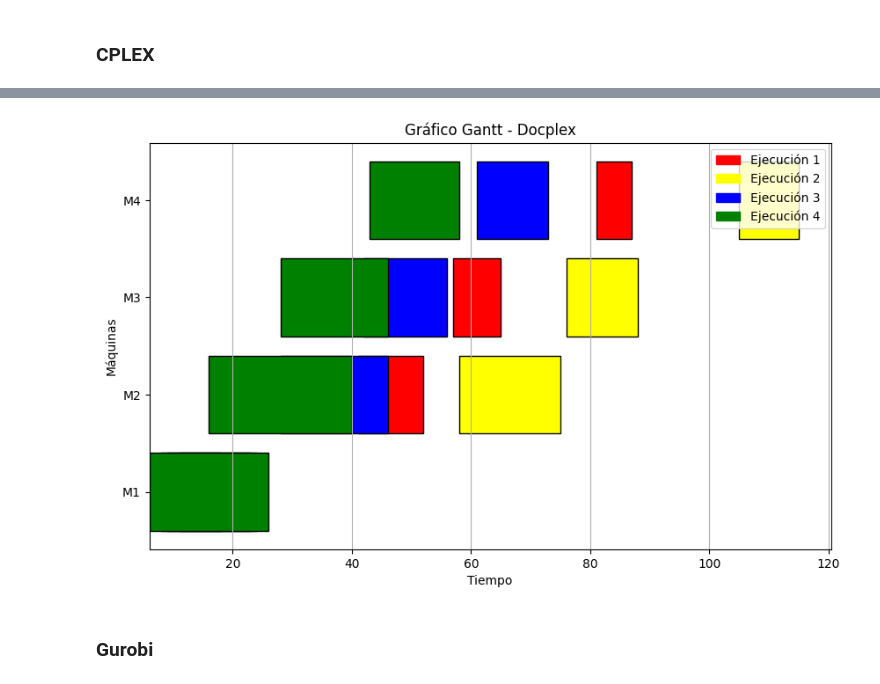
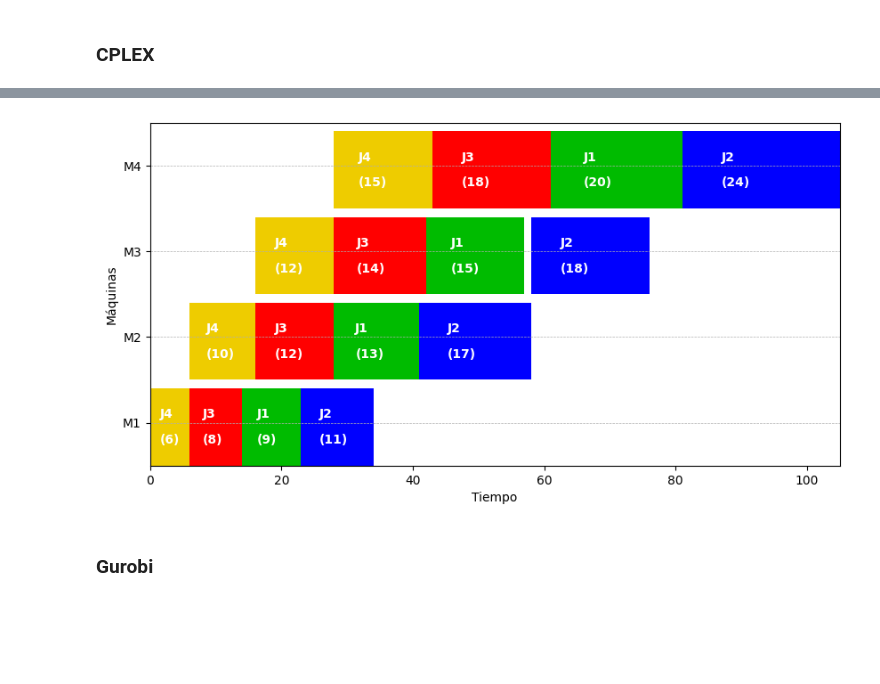
Before and after one commit to Luis-Valenzuela-Concha/Tarea3-Optimizacion, a Jupyter notebook: manne.ipynb, the cells around one changed output, grey strips where cells are left out. Drawn from its saved outputs; the diff is of its cells as text; code cells hidden in the pictures; blank space fills up the shorter version.

```diff
--- a/manne.ipynb
+++ b/manne.ipynb
@@ -104,11 +104,10 @@ T = np.array([[9, 13, 15, 20],
               [8, 12, 14, 18],
               [6, 10, 12, 15]])
 
-N = len(T)  # Número de trabajos (filas)
-M = len(T[0])  # Número de máquinas (columnas)
+T = T.transpose()  # maquinas x trabajos
 
-# El modelo está definido usando las máquinas como filas y los tiempos de ejecución como columnas
-T = T.transpose()  # maquinas x trabajos
+N = len(T[0])  # Número de trabajos (filas)
+M = len(T)  # Número de máquinas (columnas)
 
 # Crear el modelo de CPLEX
 model_cplex = Model(name="Manne_Model")
@@ -118,84 +117,69 @@ P = 100000
 
 # Definir las variables de decisión
 C = {(r, i): model_cplex.integer_var(name=f"C_{r}_{i}") for r in range(M) for i in range(N)}
-D = {(i, k): model_cplex.binary_var(name=f"D_{i}_{k}") for i in range(N) for k in range(i + 1, N)}
+D = {(i, k): model_cplex.binary_var(name=f"D_{i}_{k}") for i in range(N) for k in range(N)}
 C_max = model_cplex.integer_var(name="C_max")
 
 # Definir la función objetivo
 model_cplex.minimize(C_max)
 
 # Definir las restricciones
-# (1)  El tiempo de inicio de la tarea i (columna i) en la primera máquina (fila 0) debe ser mayor o igual al tiempo de procesamiento de esa tarea en la primera máquina.
+# (13)  El tiempo de inicio de la tarea i (columna i) en la primera máquina (fila 0) debe ser mayor o igual al tiempo de procesamiento de esa tarea en la primera máquina.
 for i in range(N):
-    model_cplex.add_constraint(C[0, i] >= T[0, i])
+    model_cplex.add_constraint(C[0, i] >= T[0][i])
 
-# (2) el tiempo de procesamiento de la tarea i (columna i) en la máquina r (fila r) debe ser mayor o igual al tiempo de procesamiento de esa tarea en la máquina r−1.
+# (14) el tiempo de procesamiento de la tarea i (columna i) en la máquina r (fila r) debe ser mayor o igual al tiempo de procesamiento de esa tarea en la máquina r−1.
 for r in range(1, M):
     for i in range(N):
-        model_cplex.add_constraint(C[r, i] - C[r - 1, i] >= T[r, i])
+        model_cplex.add_constraint(C[r, i] - C[r - 1, i] >= T[r][i])
 
-# (3) el tiempo de procesamiento de la tarea i (columna i) en la máquina r (fila r) debe ser mayor o igual al tiempo de procesamiento de la tarea k (columna k) en la misma máquina (fila r)
+# (15) el tiempo de procesamiento de la tarea i (columna i) en la máquina r (fila r) debe ser mayor o igual al tiempo de procesamiento de la tarea k (columna k) en la misma máquina (fila r)
 # considerando la penalización P*Dik
-for r in range(1, M):
+for r in range(M):
     for i in range(N):
         for k in range(i + 1, N):
-            model_cplex.add_constraint(C[r, i] - C[r, k] + P * D[i, k] >= T[r, i])
+            model_cplex.add_constraint(C[r,i] - C[r,k] + P * D[i,k] >= T[r][i])
 
-# (4) igual que (3), pero la penalización máxima debe ser menor o igual a  el tiempo de procesamiento de la tarea k (columna k) en la máquina r (fila r)
-for r in range(1, M):
-    for i in range(N - 1):
+# (16) igual que (3), pero la penalización máxima debe ser menor o igual a  el tiempo de procesamiento de la tarea k (columna k) en la máquina r (fila r)
+for r in range(M):
+    for i in range(N):
         for k in range(i + 1, N):
-            model_cplex.add_constraint(C[r, i] - C[r, k] + P * D[i, k] <= P - T[r, k])
+            model_cplex.add_constraint(C[r, i] - C[r, k] + P * D[i, k] <= P - T[r][k])
 
 # (5) El tiempo total de finalización Cmax debe ser mayor o igual al tiempo de procesamiento de la tarea i (columna i) en la última máquina(M-1)
 for i in range(N):
-    model_cplex.add_constraint(C_max >= C[M - 1, i])
+    model_cplex.add_constraint(C_max >= C[M-1,i])
 
 # Resolver el problema con CPLEX
 solution_cplex = model_cplex.solve()
 
 # Imprimir la solución óptima
 print("Objective Value:", model_cplex.objective_value)
-for v in model_cplex.iter_variables():
-    print(v.name, "=", v.solution_value)
-
 
 # Carta Gannt
+matriz = []
+for r in range(M):
+    maquina = []
+    for i in range(N):
+        maquina.append([int(C[r,i].solution_value - T[r][i]),int(C[r,i].solution_value)])
+    matriz.append(maquina)
 
-# Definir colores para cada ejecución
-colors = ['red', 'yellow', 'blue', 'green']
+fig, gantt = plt.subplots(figsize=(10, 5))
+gantt.set_xlabel('Tiempo')
+gantt.set_ylabel('Máquinas')
+gantt.set_xlim(0, model_cplex.objective_value)
+gantt.set_ylim(0, M * 10)
+gantt.set_yticks(np.arange(5, M * 10, 10))
+gantt.set_yticklabels(['M' + str(i) for i in range(1, M+1)])
+gantt.grid(True, which='both', axis='y', linestyle='--', linewidth=0.5)
+colores = ['#00BB00', 'blue', 'red', '#EECC00']
 
-# Duraciones de las tareas
-durations = T.transpose()
-
-# Nombres de las máquinas
-machine_names = [f"M{i+1}" for i in range(M)][::-1]  # Invertir el orden de las máquinas
-
-# Obtener los resultados
-start_times_cplex = {(r, i): C[r, i].solution_value for r in range(M) for i in range(N)}
-
-# Crear el gráfico Gantt
-fig, ax = plt.subplots(figsize=(10, 6))
-
-for i in range(M-1, -1, -1):  # Iterar en orden inverso
+for r in range(M):
     for j in range(N):
-        start = start_times_cplex[i, j]
-        duration = T[j][i]
-        ax.barh(machine_names[M - 1 - i], duration, left=start, color=colors[j], edgecolor='black')
-
-ax.set_xlabel('Tiempo')
-ax.set_ylabel('Máquinas')
-ax.set_title('Gráfico Gantt - Docplex')
-
-# Ajustar el formato del gráfico para mayor claridad
-ax.invert_yaxis()
-ax.xaxis.grid(True)
-
-# Crear una leyenda personalizada para los colores de ejecución
-legend_labels = [f'Ejecución {i+1}' for i in range(N)]
-legend_handles = [plt.Rectangle((0, 0), 1, 1, color=colors[i], edgecolor='black') for i in range(N)]
-ax.legend(legend_handles, legend_labels, loc='upper right')
-
-plt.show()
+        inicio = matriz[r][j][0]
+        duracion = matriz[r][j][1] - matriz[r][j][0]
+        gantt.broken_barh([(inicio, duracion)], ((r) * 10, 9), facecolors=colores[j])
+        gantt.text(x=(inicio + duracion/4), y=((r) * 10 + 6), s='J'+str(j+1), va='center', color='white', fontweight='bold')
+        gantt.text(x=(inicio + duracion/4), y=((r) * 10 + 3), s='('+str(duracion)+')', va='center', color='white', fontweight='bold')
 # %% [output]
 Objective Value: 105.0
@@ -218,4 +186,4 @@ C_max = 105.0
-[figure, old version]
+[figure, new version]
 # %% [markdown]
 ### Gurobi
 # %%
```
Also changed, not shown: parts of 2 cells of this notebook, 1 other file.
